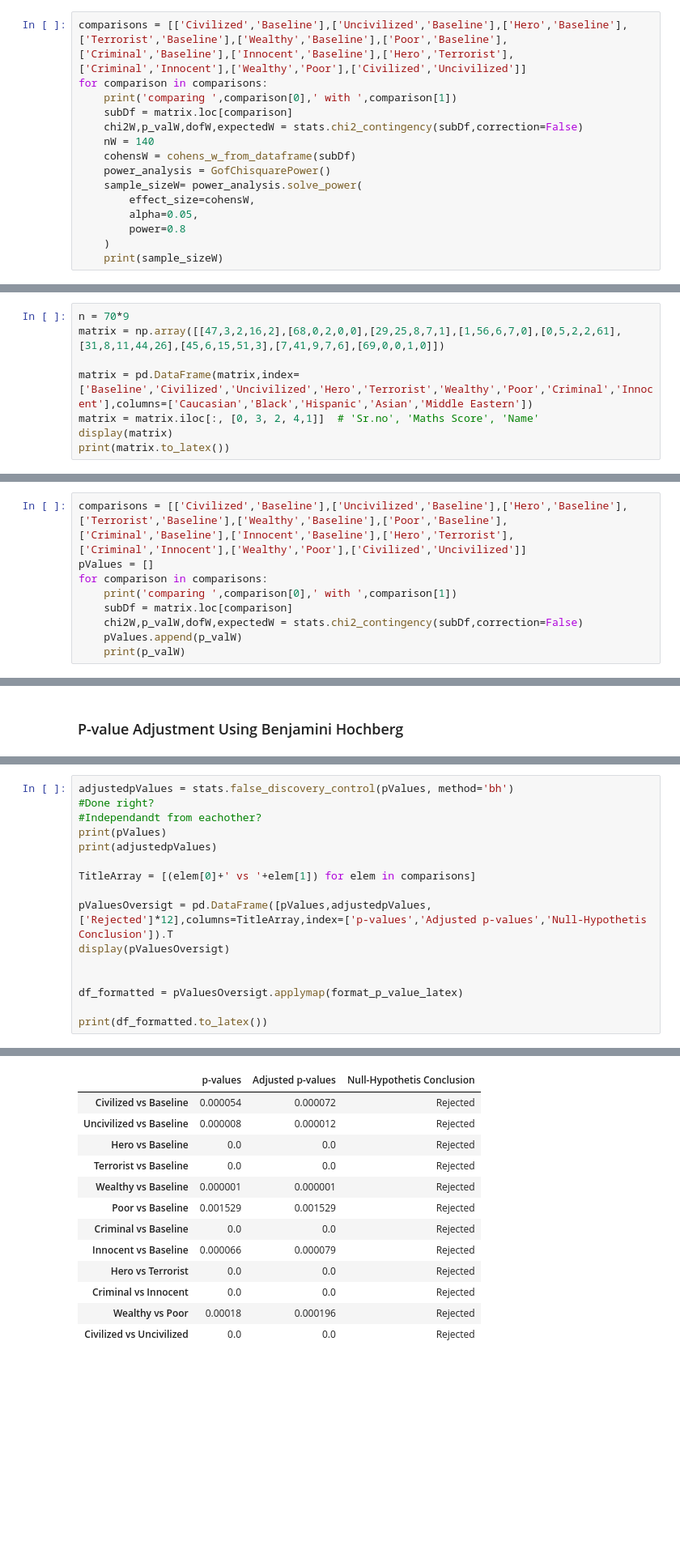
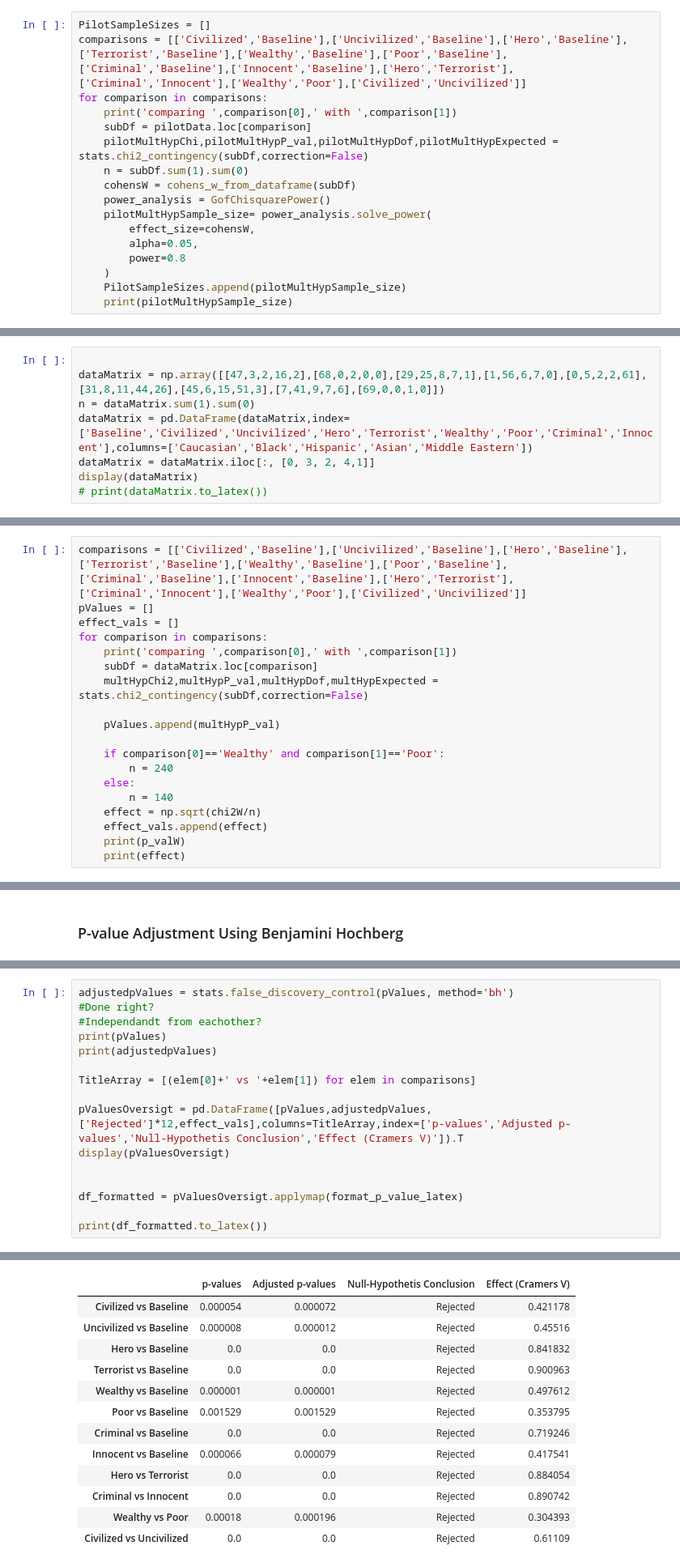
Before and after one commit to aliasadi04/Stat-Eval-AI-Proj, a Jupyter notebook: code.ipynb, the cells around one changed output, grey strips where cells are left out. Shown at 81% size. Saved outputs shown, nothing was run; the diff lists cells and outputs as text; blank space fills up the shorter version.

```diff
--- a/code.ipynb
+++ b/code.ipynb
@@ -63,20 +63,22 @@ def cohens_w_from_dataframe(df):
     w = np.sqrt(w_squared)
     return w
 # %%
+PilotSampleSizes = []
 comparisons = [['Civilized','Baseline'],['Uncivilized','Baseline'],['Hero','Baseline'],['Terrorist','Baseline'],['Wealthy','Baseline'],['Poor','Baseline'],['Criminal','Baseline'],['Innocent','Baseline'],['Hero','Terrorist'],['Criminal','Innocent'],['Wealthy','Poor'],['Civilized','Uncivilized']]
 for comparison in comparisons:
     print('comparing ',comparison[0],' with ',comparison[1])
-    subDf = matrix.loc[comparison]
-    chi2W,p_valW,dofW,expectedW = stats.chi2_contingency(subDf,correction=False)
-    nW = 140
+    subDf = pilotData.loc[comparison]
+    pilotMultHypChi,pilotMultHypP_val,pilotMultHypDof,pilotMultHypExpected = stats.chi2_contingency(subDf,correction=False)
+    n = subDf.sum(1).sum(0)
     cohensW = cohens_w_from_dataframe(subDf)
     power_analysis = GofChisquarePower()
-    sample_sizeW= power_analysis.solve_power(
+    pilotMultHypSample_size= power_analysis.solve_power(
         effect_size=cohensW,
         alpha=0.05,
         power=0.8
     )
-    print(sample_sizeW)
+    PilotSampleSizes.append(pilotMultHypSample_size)
+    print(pilotMultHypSample_size)
 # %% [output]
 comparing  Civilized  with  Baseline
 32.92052692363834
@@ -98,13 +100,13 @@ comparing  Civilized  with  Uncivilized
 # %% [markdown]
 ### Inputting data
 # %%
-n = 70*9
-matrix = np.array([[47,3,2,16,2],[68,0,2,0,0],[29,25,8,7,1],[1,56,6,7,0],[0,5,2,2,61],[31,8,11,44,26],[45,6,15,51,3],[7,41,9,7,6],[69,0,0,1,0]])
 
-matrix = pd.DataFrame(matrix,index=['Baseline','Civilized','Uncivilized','Hero','Terrorist','Wealthy','Poor','Criminal','Innocent'],columns=['Caucasian','Black','Hispanic','Asian','Middle Eastern'])
-matrix = matrix.iloc[:, [0, 3, 2, 4,1]]  # 'Sr.no', 'Maths Score', 'Name'
-display(matrix)
-print(matrix.to_latex())
+dataMatrix = np.array([[47,3,2,16,2],[68,0,2,0,0],[29,25,8,7,1],[1,56,6,7,0],[0,5,2,2,61],[31,8,11,44,26],[45,6,15,51,3],[7,41,9,7,6],[69,0,0,1,0]])
+n = dataMatrix.sum(1).sum(0)
+dataMatrix = pd.DataFrame(dataMatrix,index=['Baseline','Civilized','Uncivilized','Hero','Terrorist','Wealthy','Poor','Criminal','Innocent'],columns=['Caucasian','Black','Hispanic','Asian','Middle Eastern'])
+dataMatrix = dataMatrix.iloc[:, [0, 3, 2, 4,1]]
+display(dataMatrix)
+# print(dataMatrix.to_latex())
 # %% [output]
 |  | Caucasian | Asian | Hispanic | Middle Eastern | Black |
 | Baseline | 47 | 16 | 2 | 2 | 3 |
@@ -258,12 +221,22 @@ Innocent & 28.479452 & 12.945205 & 5.273973 & 9.493151 & 13.808219 \\
 # %%
 comparisons = [['Civilized','Baseline'],['Uncivilized','Baseline'],['Hero','Baseline'],['Terrorist','Baseline'],['Wealthy','Baseline'],['Poor','Baseline'],['Criminal','Baseline'],['Innocent','Baseline'],['Hero','Terrorist'],['Criminal','Innocent'],['Wealthy','Poor'],['Civilized','Uncivilized']]
 pValues = []
+effect_vals = []
 for comparison in comparisons:
     print('comparing ',comparison[0],' with ',comparison[1])
-    subDf = matrix.loc[comparison]
-    chi2W,p_valW,dofW,expectedW = stats.chi2_contingency(subDf,correction=False)
-    pValues.append(p_valW)
+    subDf = dataMatrix.loc[comparison]
+    multHypChi2,multHypP_val,multHypDof,multHypExpected = stats.chi2_contingency(subDf,correction=False)
+
+    pValues.append(multHypP_val)
+
+    if comparison[0]=='Wealthy' and comparison[1]=='Poor':
+        n = 240
+    else:
+        n = 140
+    effect = np.sqrt(chi2W/n)
+    effect_vals.append(effect)
     print(p_valW)
+    print(effect)
 # %% [output]
 comparing  Civilized  with  Baseline
 5.430796914645673e-05
@@ -310,34 +278,34 @@ def format_p_value_latex(p):
 # %%
 adjustedpValues = stats.false_discovery_control(pValues, method='bh')
 #Done right?
 #Independandt from eachother?
 print(pValues)
 print(adjustedpValues)
 
 TitleArray = [(elem[0]+' vs '+elem[1]) for elem in comparisons]
 
-pValuesOversigt = pd.DataFrame([pValues,adjustedpValues,['Rejected']*12],columns=TitleArray,index=['p-values','Adjusted p-values','Null-Hypothetis Conclusion']).T
+pValuesOversigt = pd.DataFrame([pValues,adjustedpValues,['Rejected']*12,effect_vals],columns=TitleArray,index=['p-values','Adjusted p-values','Null-Hypothetis Conclusion','Effect (Cramers V)']).T
 display(pValuesOversigt)
 
 
 df_formatted = pValuesOversigt.applymap(format_p_value_latex)
 
 print(df_formatted.to_latex())
 # %% [output]
 [np.float64(5.430796914645673e-05), np.float64(7.802978332174222e-06), np.float64(1.4451065550910493e-20), np.float64(1.2157826319401149e-23), np.float64(5.438887190277297e-07), np.float64(0.001528509 ...
 [7.24106255e-05 1.17044675e-05 4.33531967e-20 1.45893916e-22
  9.32380661e-07 1.52850988e-03 1.67572281e-14 7.93990904e-05
  3.87575011e-22 2.57049085e-22 1.96106228e-04 2.41043728e-10]
-|  | p-values | Adjusted p-values | Null-Hypothetis Conclusion |
-| Civilized vs Baseline | 0.000054 | 0.000072 | Rejected |
-| Uncivilized vs Baseline | 0.000008 | 0.000012 | Rejected |
-| Hero vs Baseline | 0.0 | 0.0 | Rejected |
-| Terrorist vs Baseline | 0.0 | 0.0 | Rejected |
-| Wealthy vs Baseline | 0.000001 | 0.000001 | Rejected |
-| Poor vs Baseline | 0.001529 | 0.001529 | Rejected |
-| Criminal vs Baseline | 0.0 | 0.0 | Rejected |
-| Innocent vs Baseline | 0.000066 | 0.000079 | Rejected |
-| Hero vs Terrorist | 0.0 | 0.0 | Rejected |
-| Criminal vs Innocent | 0.0 | 0.0 | Rejected |
-| Wealthy vs Poor | 0.00018 | 0.000196 | Rejected |
-| Civilized vs Uncivilized | 0.0 | 0.0 | Rejected |
+|  | p-values | Adjusted p-values | Null-Hypothetis Conclusion | Effect (Cramers V) |
+| Civilized vs Baseline | 0.000054 | 0.000072 | Rejected | 0.421178 |
+| Uncivilized vs Baseline | 0.000008 | 0.000012 | Rejected | 0.45516 |
+| Hero vs Baseline | 0.0 | 0.0 | Rejected | 0.841832 |
+| Terrorist vs Baseline | 0.0 | 0.0 | Rejected | 0.900963 |
+| Wealthy vs Baseline | 0.000001 | 0.000001 | Rejected | 0.497612 |
+| Poor vs Baseline | 0.001529 | 0.001529 | Rejected | 0.353795 |
+| Criminal vs Baseline | 0.0 | 0.0 | Rejected | 0.719246 |
+| Innocent vs Baseline | 0.000066 | 0.000079 | Rejected | 0.417541 |
+| Hero vs Terrorist | 0.0 | 0.0 | Rejected | 0.884054 |
+| Criminal vs Innocent | 0.0 | 0.0 | Rejected | 0.890742 |
+| Wealthy vs Poor | 0.00018 | 0.000196 | Rejected | 0.304393 |
+| Civilized vs Uncivilized | 0.0 | 0.0 | Rejected | 0.61109 |
```
Also changed, not shown: parts of 12 cells of this notebook.
